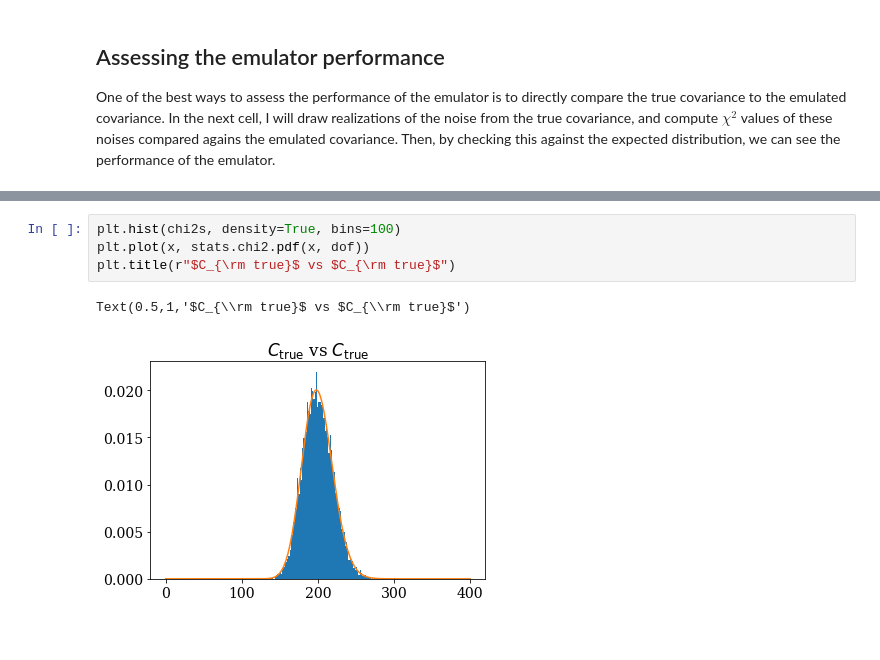
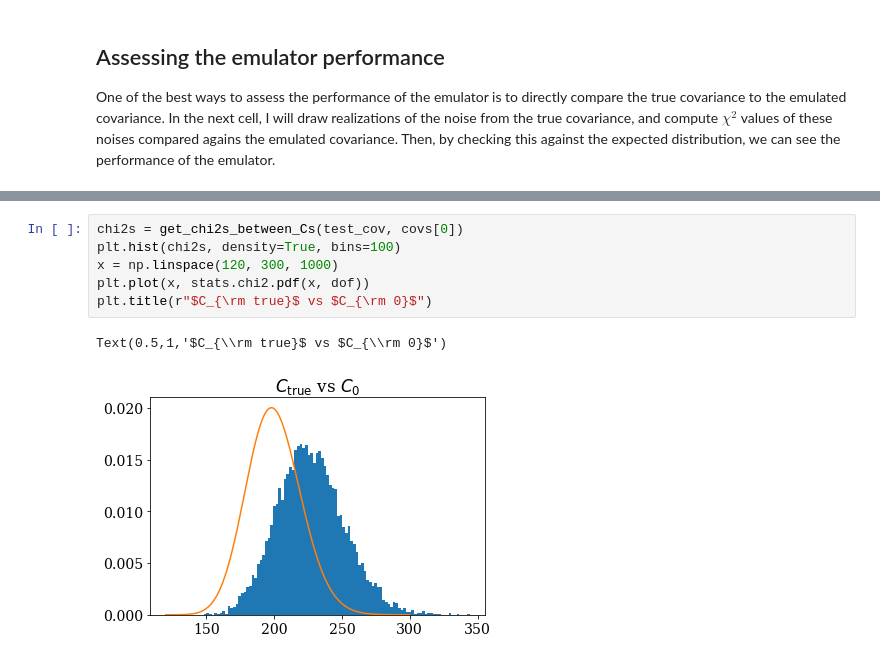
Before and after one commit to tmcclintock/covariance_emulator, a Jupyter notebook: notebooks/Emulating DES cosmic shear covariances.ipynb, the cells around one changed output, grey strips where cells are left out. Drawn from its saved outputs; the diff is of its cells as text.

```diff
--- a/notebooks/Emulating DES cosmic shear covariances.ipynb
+++ b/notebooks/Emulating DES cosmic shear covariances.ipynb
@@ -211,7 +200,9 @@ chi2s = get_chi2s_between_Cs(test_cov, test_cov)
 # %%
+chi2s = get_chi2s_between_Cs(test_cov, covs[0])
 plt.hist(chi2s, density=True, bins=100)
+x = np.linspace(120, 300, 1000)
 plt.plot(x, stats.chi2.pdf(x, dof))
-plt.title(r"$C_{\rm true}$ vs $C_{\rm true}$")
+plt.title(r"$C_{\rm true}$ vs $C_{\rm 0}$")
 # %% [output]
-Text(0.5,1,'$C_{\\rm true}$ vs $C_{\\rm true}$')
+Text(0.5,1,'$C_{\\rm true}$ vs $C_{\\rm 0}$')
-[figure, old version]
+[figure, new version]
```
Also changed, not shown: parts of 24 cells of this notebook, 2 other files.
